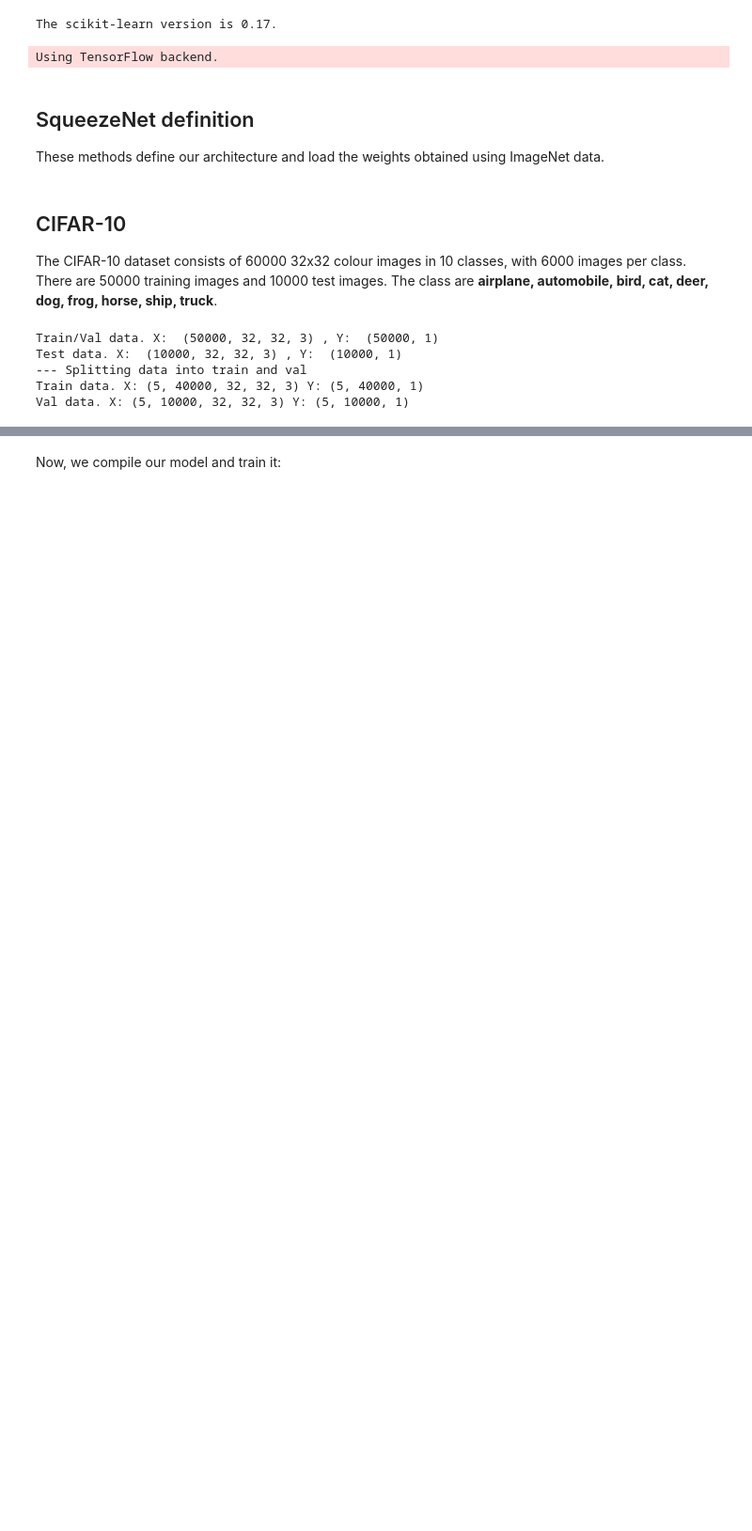
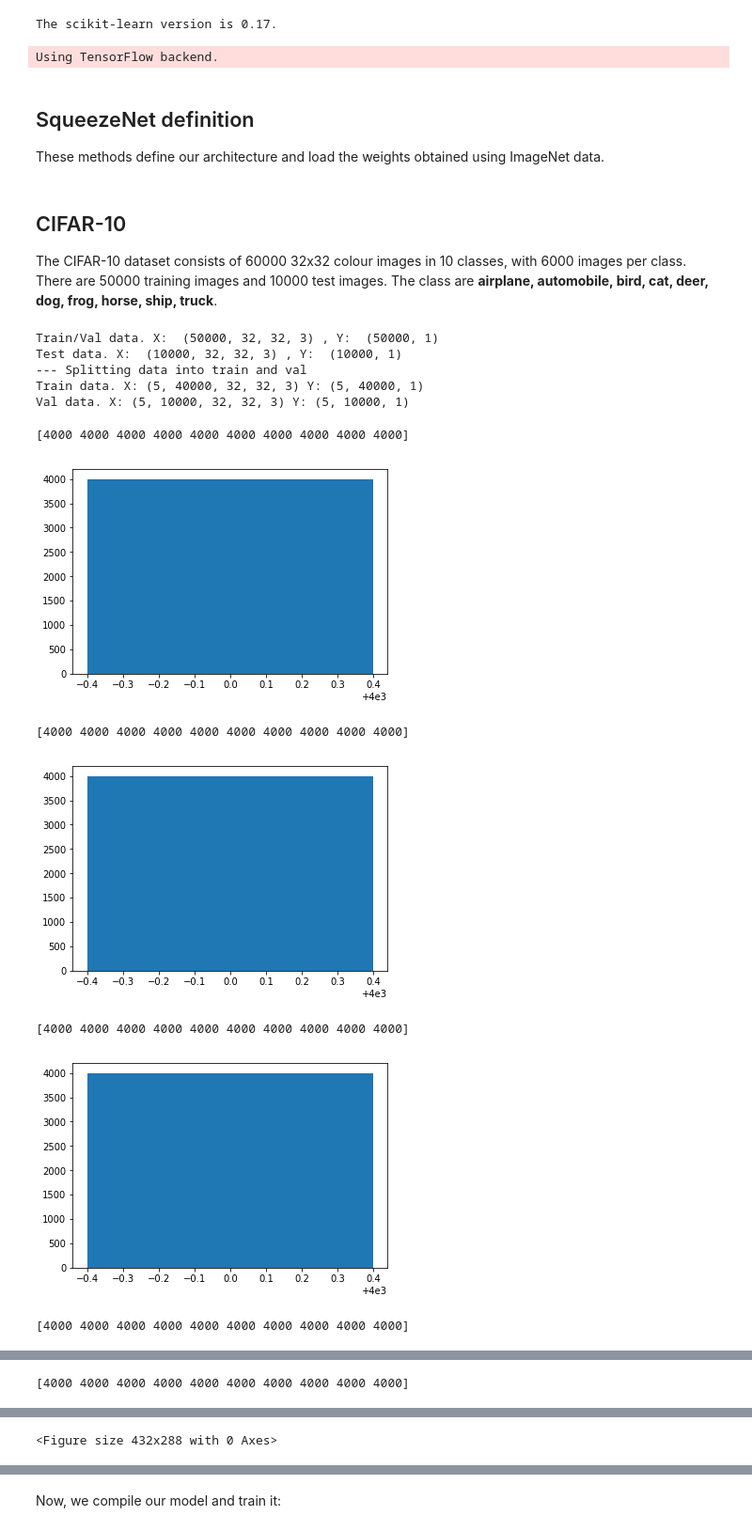
Before and after one commit to azaelmsousa/TransferLearning, a Jupyter notebook: transfer-learning.ipynb, the cells around one changed output, grey strips where cells are left out. Shown: that part at 94% size. Cells and saved outputs as stored; diff of their text form; code cells hidden in the pictures; blank space fills up the shorter version.

```diff
--- a/transfer-learning.ipynb
+++ b/transfer-learning.ipynb
@@ -171,3 +181,19 @@ Test data. X:  (10000, 32, 32, 3) , Y:  (10000, 1)
 --- Splitting data into train and val
 Train data. X: (5, 40000, 32, 32, 3) Y: (5, 40000, 1)
 Val data. X: (5, 10000, 32, 32, 3) Y: (5, 10000, 1)
+# %%
+# Cheking if the splits are balanced
+for i in range(folds):
+    hist = np.histogram(np.squeeze(y_train[i]))[0]
+    print(hist)
+    plt.bar(hist,np.amax(hist),alpha=0.5)
+    plt.show()
+    plt.clf()
+# %% [output]
+[4000 4000 4000 4000 4000 4000 4000 4000 4000 4000]
+[figure, added]
+[4000 4000 4000 4000 4000 4000 4000 4000 4000 4000]
+[figure, added]
+[4000 4000 4000 4000 4000 4000 4000 4000 4000 4000]
+[figure, added]
+[4000 4000 4000 4000 4000 4000 4000 4000 4000 4000]
@@ -173,0 +201 @@ Val data. X: (5, 10000, 32, 32, 3) Y: (5, 10000, 1)
+[4000 4000 4000 4000 4000 4000 4000 4000 4000 4000]
@@ -174,3 +203,4 @@ Val data. X: (5, 10000, 32, 32, 3) Y: (5, 10000, 1)
+<Figure size 432x288 with 0 Axes>
 # %% [markdown]
 -----------------
 ## SqueezeNet with frozen layers
```
Also changed, not shown: parts of 8 cells of this notebook.
